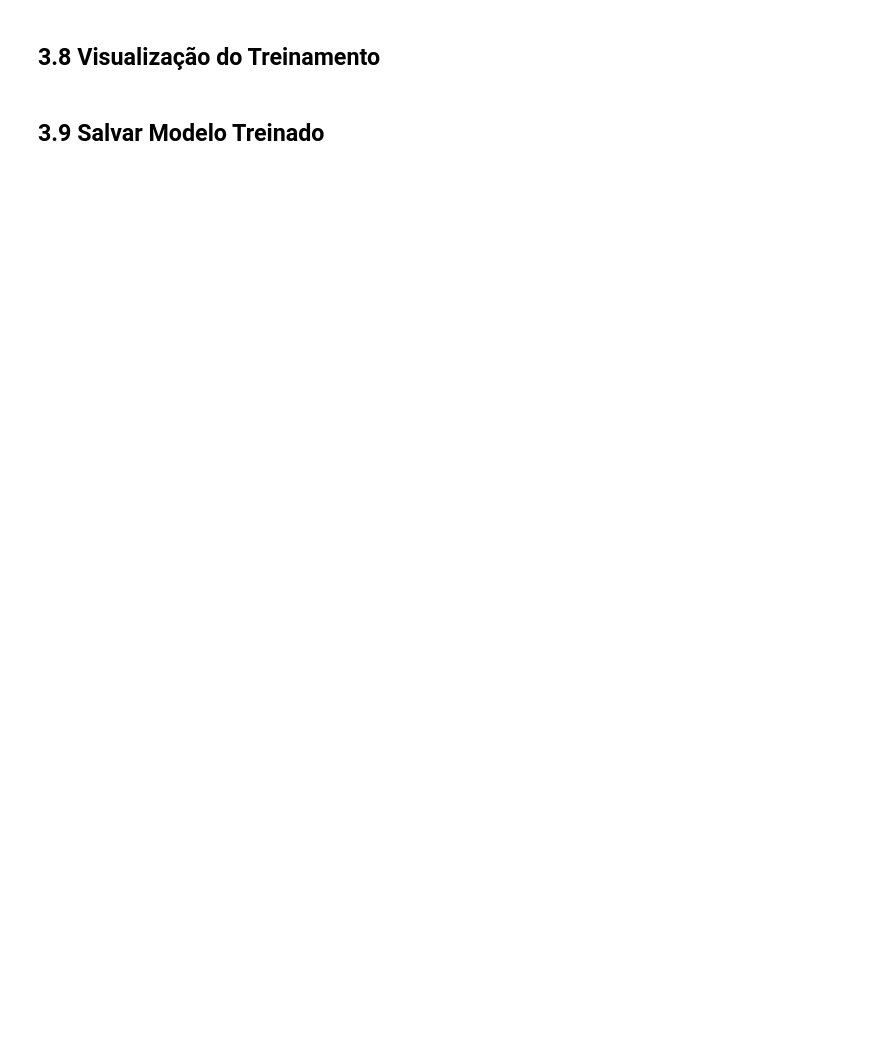
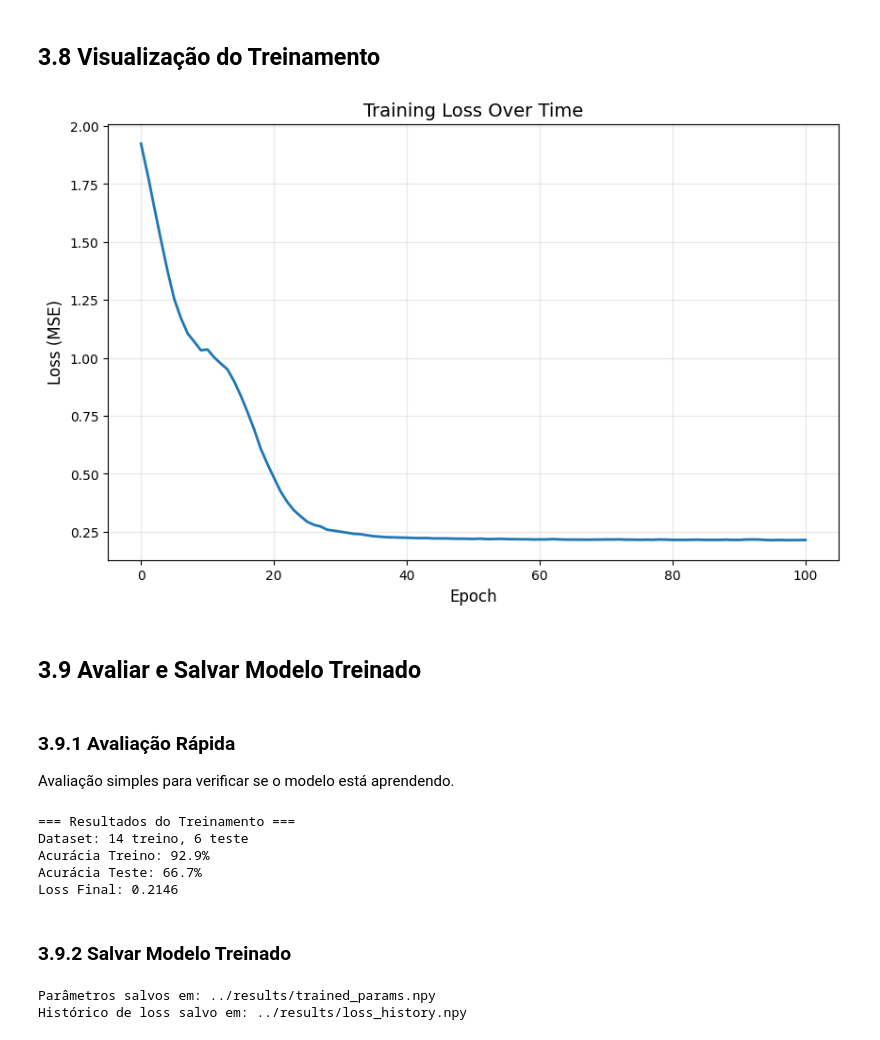
Before and after one commit to SapoSopa/QML, a Jupyter notebook: notebooks/03_treinamento_otimizacao.ipynb, the cells around one changed output. Saved outputs shown, nothing was run; the diff lists cells and outputs as text; code cells hidden in the pictures; blank space fills up the shorter version.

Commit message:
feat: add remaining code for training and optimization nb

```diff
--- a/notebooks/03_treinamento_otimizacao.ipynb
+++ b/notebooks/03_treinamento_otimizacao.ipynb
@@ -76,7 +168,6 @@ def predict(params, x):
 # %% [markdown]
 ## 3.5 Loss Function: MSE
 # %%
-# TODO: Implementar loss function
 def loss_function(params, X, y):
     """
     Mean Squared Error loss.
@@ -89,9 +180,8 @@ def loss_function(params, X, y):
     Returns:
         MSE loss
     """
-    # predictions = [quantum_circuit(params, x) for x in X]
-    # loss = np.mean((predictions - y) ** 2)
-    # return loss
-    pass
+    predictions = pnp.stack([quantum_circuit(params, x) for x in X])
+    loss = pnp.mean((predictions - y) ** 2)
+    return loss
 # %% [markdown]
 ### Por que MSE?
@@ -125,2 +249,18 @@ Demonstração de como o PennyLane calcula gradientes quânticos.
 # %% [markdown]
 ## 3.7 Loop de Treinamento
+# %%
+n_layers = 2
+n_epochs = 100
+learning_rate = 0.1
+batch_size = 10
+
+# Inicializar parâmetros
+params = pnp.random.random((n_layers, n_qubits, 3), requires_grad=True)
+
+# Otimizador
+opt = qml.GradientDescentOptimizer(stepsize=learning_rate)
+
+
+initial_loss = loss_function(params, X_train, y_train_quantum)
+loss_history = [initial_loss]
+print(f"Initial loss: {initial_loss:.4f}")
@@ -163,16 +310,48 @@ batch_size = 10
 ## 3.8 Visualização do Treinamento
 # %%
 # TODO: Plotar loss vs epochs
-# plt.figure(figsize=(10, 6))
-# plt.plot(loss_history, linewidth=2)
-# plt.xlabel('Epoch', fontsize=12)
-# plt.ylabel('Loss (MSE)', fontsize=12)
-# plt.title('Training Loss Over Time', fontsize=14)
-# plt.grid(True, alpha=0.3)
-# plt.show()
+plt.figure(figsize=(10, 6))
+plt.plot(loss_history, linewidth=2)
+plt.xlabel('Epoch', fontsize=12)
+plt.ylabel('Loss (MSE)', fontsize=12)
+plt.title('Training Loss Over Time', fontsize=14)
+plt.grid(True, alpha=0.3)
+plt.show()
+# %% [output]
+[figure, added]
 # %% [markdown]
-## 3.9 Salvar Modelo Treinado
+## 3.9 Avaliar e Salvar Modelo Treinado
+# %% [markdown]
+### 3.9.1 Avaliação Rápida
+
+Avaliação simples para verificar se o modelo está aprendendo.
+# %%
+# Avaliar acurácia no conjunto de treino
+train_predictions = [predict(params, x) for x in X_train]
+train_accuracy = np.mean([pred == true for pred, true in zip(train_predictions, y_train_quantum)])
+
+# Avaliar acurácia no conjunto de teste
+test_predictions = [predict(params, x) for x in X_test]
+test_accuracy = np.mean([pred == true for pred, true in zip(test_predictions, y_test_quantum)])
+
+print("=== Resultados do Treinamento ===")
+print(f"Dataset: {len(X_train)} treino, {len(X_test)} teste")
+print(f"Acurácia Treino: {train_accuracy*100:.1f}%")
+print(f"Acurácia Teste: {test_accuracy*100:.1f}%")
+print(f"Loss Final: {loss_history[-1]:.4f}")
+# %% [output]
+=== Resultados do Treinamento ===
+Dataset: 14 treino, 6 teste
+Acurácia Treino: 92.9%
+Acurácia Teste: 66.7%
+Loss Final: 0.2146
+# %% [markdown]
+### 3.9.2 Salvar Modelo Treinado
 # %%
-# TODO: Salvar parâmetros otimizados
-# np.save('../results/trained_params.npy', params)
-# np.save('../results/loss_history.npy', loss_history)
+np.save('../results/trained_params.npy', params)
+np.save('../results/loss_history.npy', loss_history)
+print(f"Parâmetros salvos em: ../results/trained_params.npy")
+print(f"Histórico de loss salvo em: ../results/loss_history.npy")
+# %% [output]
+Parâmetros salvos em: ../results/trained_params.npy
+Histórico de loss salvo em: ../results/loss_history.npy
```
Also changed, not shown: parts of 25 cells of this notebook.
